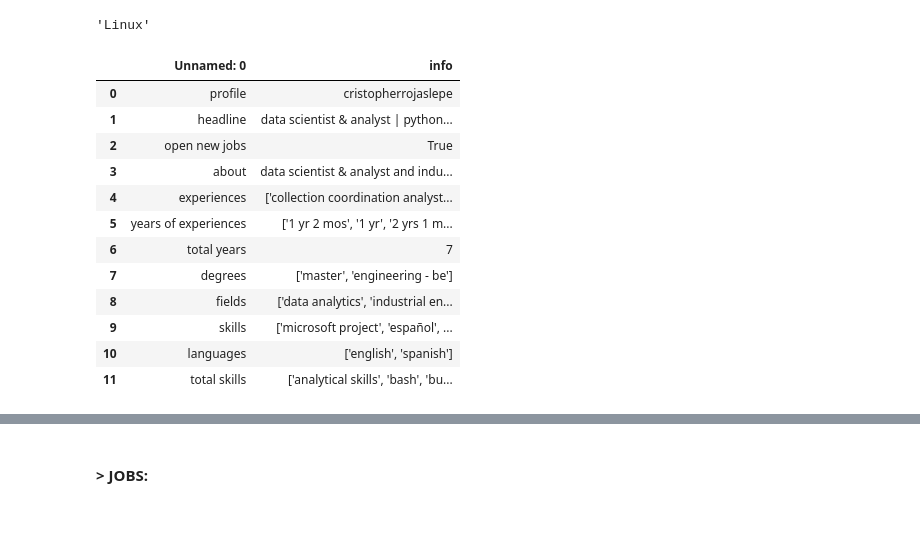
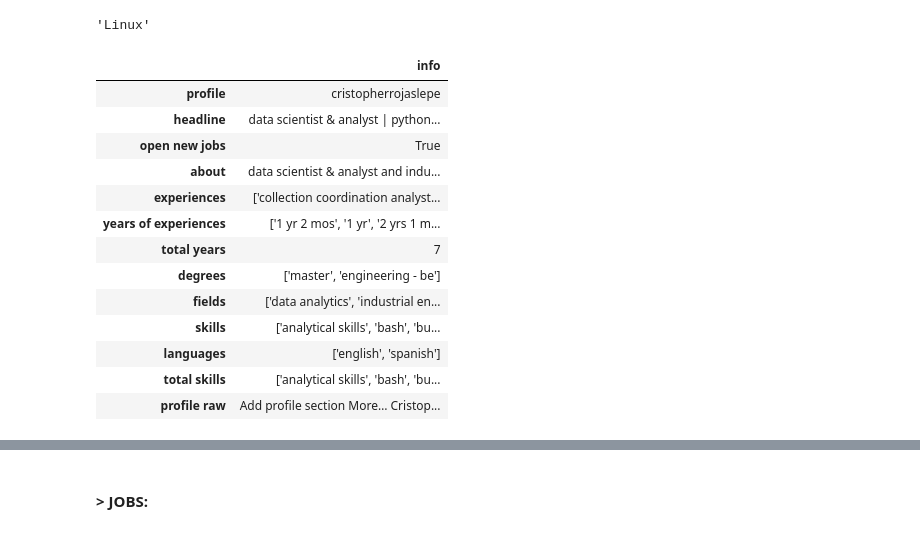
Before and after one commit to CristopherRL/Ironhack-Final_Project-Optimized_Job_Search_project, a Jupyter notebook: notebooks/2. Analyze.ipynb, the cells around one changed output, grey strips where cells are left out. Drawn from its saved outputs; the diff is of its cells as text; code cells hidden in the pictures.

```diff
--- a/notebooks/2. Analyze.ipynb
+++ b/notebooks/2. Analyze.ipynb
@@ -79,31 +94,33 @@ platform.system()
 'Linux'
 # %%
 if platform.system() == 'Linux':
-    df_profile = pd.read_csv(f'../data/raw/df_profile_cristopherrojaslepe.csv',
+    df_profile = pd.read_csv(f'../data/raw/df_profile/df_profile_cristopherrojaslepe_2020-04-23 17.29.csv',
                              sep = ';',
-                             encoding= 'utf8'
+                             encoding= 'utf8',
+                             index_col = 0
                               )
 
 elif platform.system() == 'Windows':
     df_profile = pd.read_csv(f'..\\data\\raw\\df_profile.csv',
                              sep = ';',
                              encoding= 'utf8'
                             )
 
 df_profile
 # %% [output]
-|  | Unnamed: 0 | info |
-| 0 | profile | cristopherrojaslepe |
-| 1 | headline | data scientist & analyst | python... |
-| 2 | open new jobs | True |
-| 3 | about | data scientist & analyst and indu... |
-| 4 | experiences | ['collection coordination analyst... |
-| 5 | years of experiences | ['1 yr 2 mos', '1 yr', '2 yrs 1 m... |
-| 6 | total years | 7 |
-| 7 | degrees | ['master', 'engineering - be'] |
-| 8 | fields | ['data analytics', 'industrial en... |
-| 9 | skills | ['microsoft project', 'español', ... |
-| 10 | languages | ['english', 'spanish'] |
-| 11 | total skills | ['analytical skills', 'bash', 'bu... |
+|  | info |
+| profile | cristopherrojaslepe |
+| headline | data scientist & analyst | python... |
+| open new jobs | True |
+| about | data scientist & analyst and indu... |
+| experiences | ['collection coordination analyst... |
+| years of experiences | ['1 yr 2 mos', '1 yr', '2 yrs 1 m... |
+| total years | 7 |
+| degrees | ['master', 'engineering - be'] |
+| fields | ['data analytics', 'industrial en... |
+| skills | ['analytical skills', 'bash', 'bu... |
+| languages | ['english', 'spanish'] |
+| total skills | ['analytical skills', 'bash', 'bu... |
+| profile raw | Add profile section More… Cristop... |
 # %%
 ## ONLY FOR JUPYTER !!!!!!!!!!
```
Also changed, not shown: parts of 57 cells of this notebook, 33 other files.
